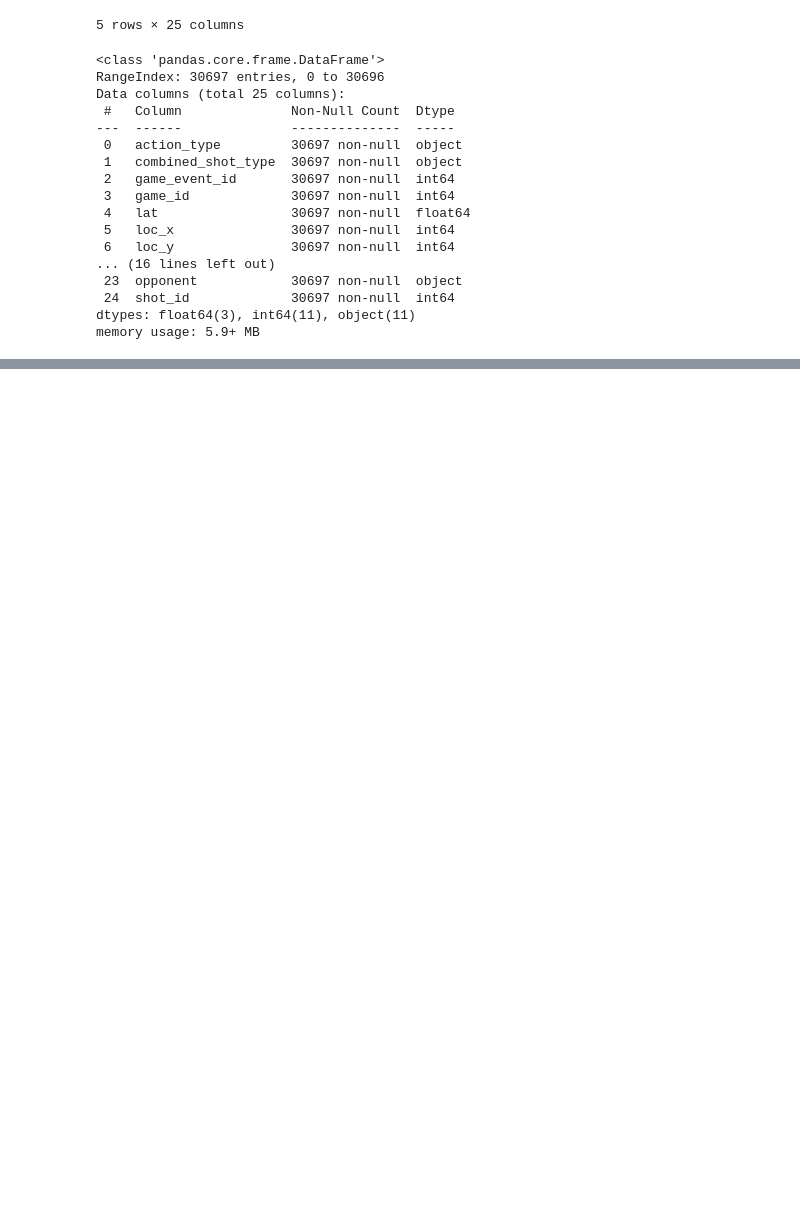
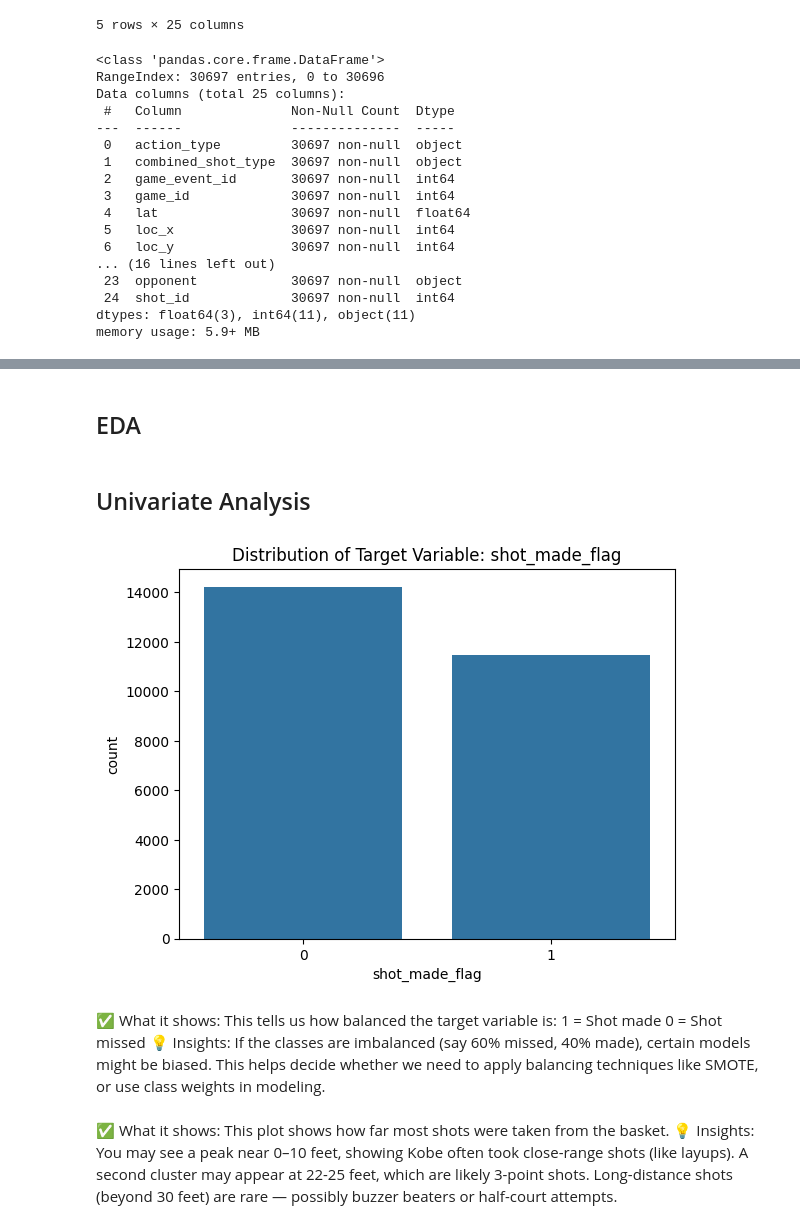
Before and after one commit to Arbaj-Mulla/NBA-Shot-Prediction, a Jupyter notebook: NBA shot predictions.ipynb, the cells around one changed output, grey strips where cells are left out. Saved outputs shown, nothing was run; the diff lists cells and outputs as text; code cells hidden in the pictures; blank space fills up the shorter version.

```diff
--- a/NBA shot predictions.ipynb
+++ b/NBA shot predictions.ipynb
@@ -99,3 +99,9 @@ Data columns (total 25 columns):
  24  shot_id             30697 non-null  int64
 dtypes: float64(3), int64(11), object(11)
 memory usage: 5.9+ MB
+# %%
+# Drop rows where target is null
+data = data.dropna(subset=['shot_made_flag'])
+
+# Convert shot_made_flag to int for clear coloring
+data['shot_made_flag'] = data['shot_made_flag'].astype(int)
@@ -101,0 +144,19 @@ memory usage: 5.9+ MB
+# %% [markdown]
+## EDA
+# %% [markdown]
+## Univariate Analysis
+# %%
+# ✅ Check class balance
+sns.countplot(x='shot_made_flag', data=data)
+plt.title('Distribution of Target Variable: shot_made_flag')
+plt.show()
+# %% [output]
+[figure, added]
+# %% [markdown]
+✅ What it shows:
+This tells us how balanced the target variable is:
+1 = Shot made
+0 = Shot missed
+💡 Insights:
+If the classes are imbalanced (say 60% missed, 40% made), certain models might be biased.
+This helps decide whether we need to apply balancing techniques like SMOTE, or use class weights in modeling.
@@ -101,0 +170,7 @@ memory usage: 5.9+ MB
+# %% [markdown]
+✅ What it shows:
+This plot shows how far most shots were taken from the basket.
+💡 Insights:
+You may see a peak near 0–10 feet, showing Kobe often took close-range shots (like layups).
+A second cluster may appear at 22-25 feet, which are likely 3-point shots.
+Long-distance shots (beyond 30 feet) are rare — possibly buzzer beaters or half-court attempts.
```
Also changed, not shown: parts of 17 cells of this notebook.
